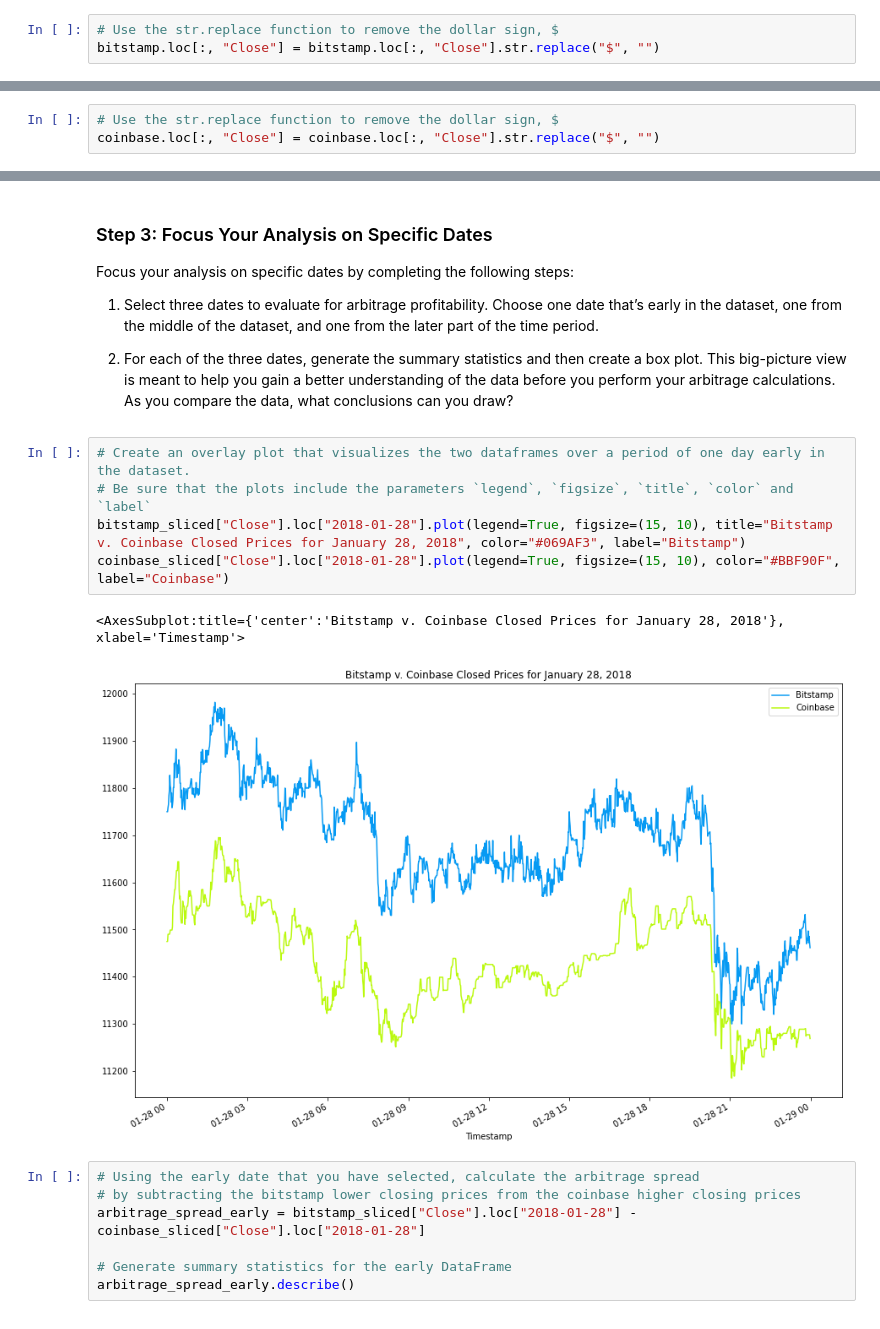
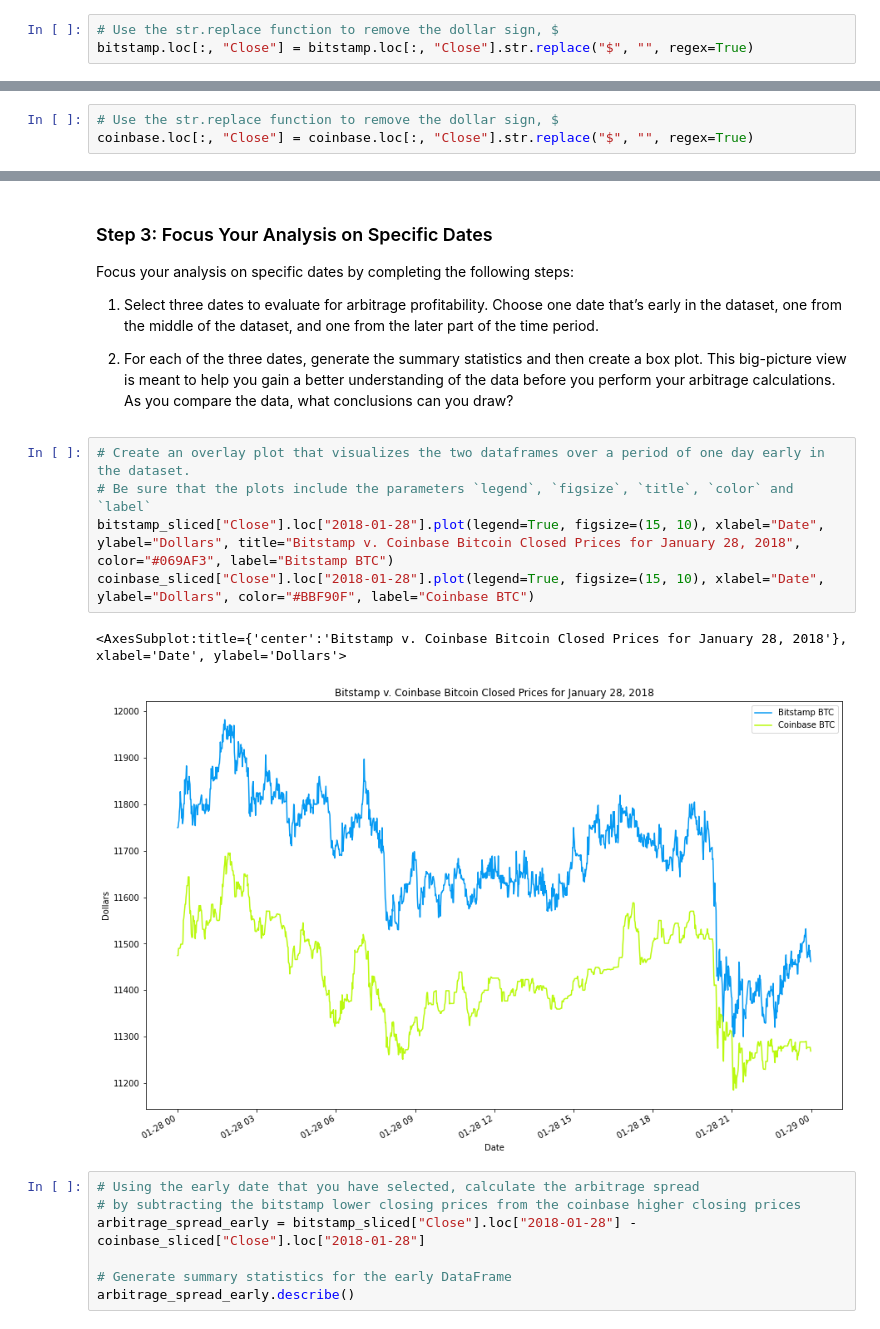
Before and after one commit to drew94591/Crypto_Arbitrage, a Jupyter notebook: crypto_arbitrage.ipynb, the cells around one changed output, grey strips where cells are left out. Drawn from its saved outputs; the diff is of its cells as text.

```diff
--- a/crypto_arbitrage.ipynb
+++ b/crypto_arbitrage.ipynb
@@ -181,7 +181,7 @@ bitstamp.describe()
 ### Step 2: Use the `str.replace` function to remove the dollar signs ($) from the values in the Close column.
 # %%
 # Use the str.replace function to remove the dollar sign, $
-bitstamp.loc[:, "Close"] = bitstamp.loc[:, "Close"].str.replace("$", "")
+bitstamp.loc[:, "Close"] = bitstamp.loc[:, "Close"].str.replace("$", "", regex=True)
 # %%
 # Confirm $ sign has been removed
 bitstamp.head()
@@ -296,7 +296,7 @@ coinbase.describe()
 | max | 17178.000000 | 17178.000000 | 17177.990000 | 959.084903 | 1.152334e+07 | 17177.995495 |
 # %%
 # Use the str.replace function to remove the dollar sign, $
-coinbase.loc[:, "Close"] = coinbase.loc[:, "Close"].str.replace("$", "")
+coinbase.loc[:, "Close"] = coinbase.loc[:, "Close"].str.replace("$", "", regex=True)
 # %%
 # Confirm $ sign has been removed
 coinbase.head()
@@ -491,11 +491,11 @@ Focus your analysis on specific dates by completing the following steps:
 # %%
 # Create an overlay plot that visualizes the two dataframes over a period of one day early in the dataset.
 # Be sure that the plots include the parameters `legend`, `figsize`, `title`, `color` and `label`
-bitstamp_sliced["Close"].loc["2018-01-28"].plot(legend=True, figsize=(15, 10), title="Bitstamp v. Coinbase Closed Prices for January 28, 2018", color="#069AF3", label="Bitstamp")
-coinbase_sliced["Close"].loc["2018-01-28"].plot(legend=True, figsize=(15, 10), color="#BBF90F", label="Coinbase")
+bitstamp_sliced["Close"].loc["2018-01-28"].plot(legend=True, figsize=(15, 10), xlabel="Date", ylabel="Dollars", title="Bitstamp v. Coinbase Bitcoin Closed Prices for January 28, 2018", color="#069AF3", label="Bitstamp BTC")
+coinbase_sliced["Close"].loc["2018-01-28"].plot(legend=True, figsize=(15, 10), xlabel="Date", ylabel="Dollars", color="#BBF90F", label="Coinbase BTC")
 # %% [output]
-<AxesSubplot:title={'center':'Bitstamp v. Coinbase Closed Prices for January 28, 2018'}, xlabel='Timestamp'>
+<AxesSubplot:title={'center':'Bitstamp v. Coinbase Bitcoin Closed Prices for January 28, 2018'}, xlabel='Date', ylabel='Dollars'>
-[figure, old version]
+[figure, new version]
 # %%
 # Using the early date that you have selected, calculate the arbitrage spread
 # by subtracting the bitstamp lower closing prices from the coinbase higher closing prices
```
Also changed, not shown: parts of 16 cells of this notebook.
